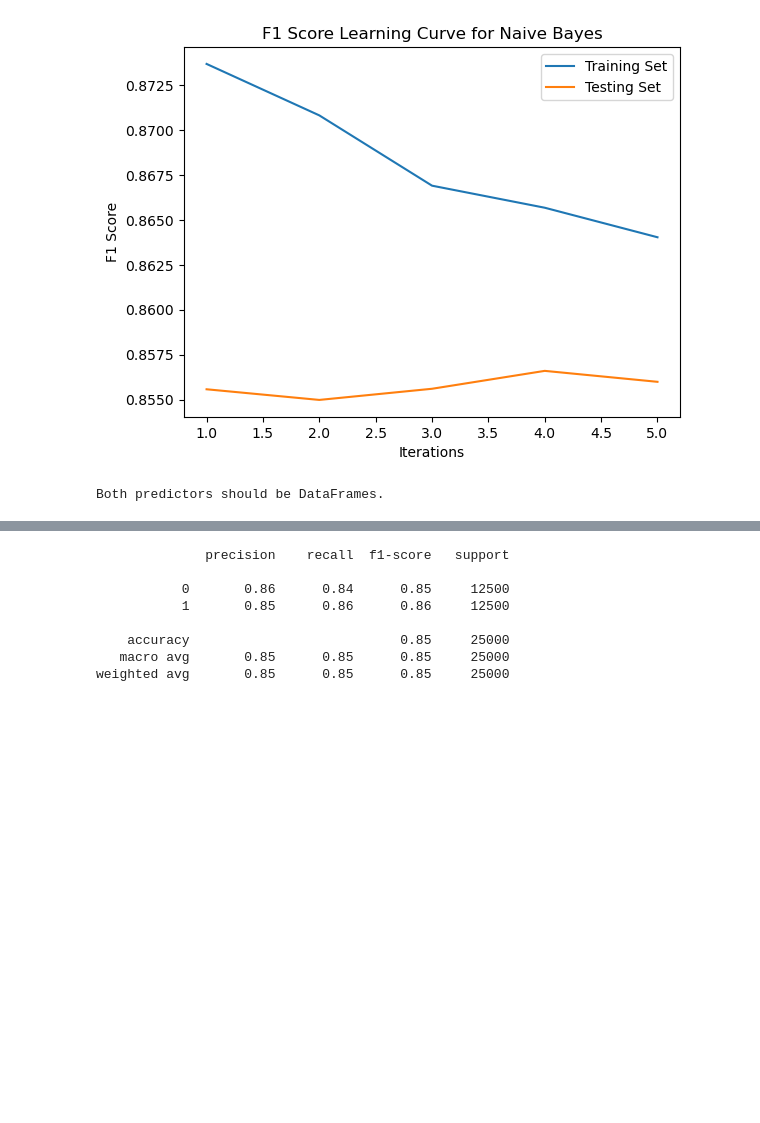
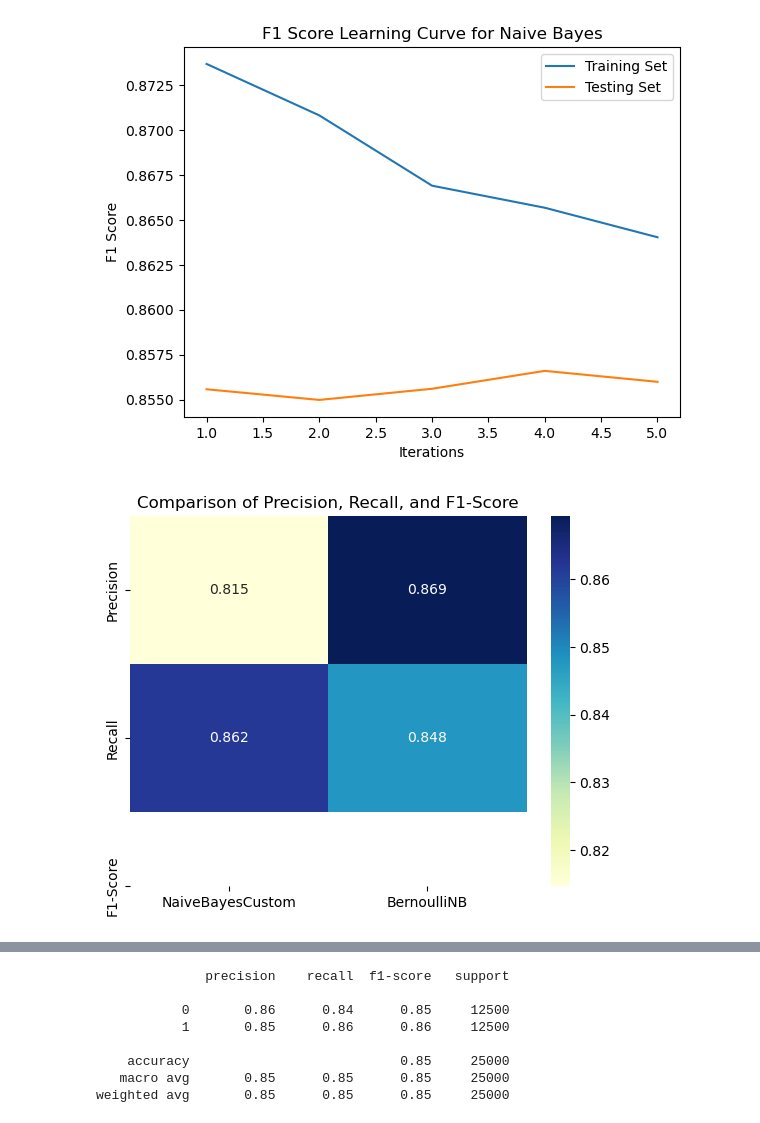
Before and after one commit to GwgwP/AI-Projects, a Jupyter notebook: secondProject/second_project.ipynb, the cells around one changed output, grey strips where cells are left out. Saved outputs shown, nothing was run; the diff lists cells and outputs as text; code cells hidden in the pictures; blank space fills up the shorter version.

```diff
--- a/secondProject/second_project.ipynb
+++ b/secondProject/second_project.ipynb
@@ -527,10 +518,34 @@ nb_learning_curves = BernoulliNB()
 [figure]
 [figure]
 [figure]
-# %%
-def make_comparisons(df_predictor1, df_predictor2):
-    df_diffs = df_predictor1 - df_predictor2.values
-    df_diffs = df_diffs.T
-    sns.heatmap(df_diffs, annot=True, cmap=sns.cubehelix_palette(as_cmap=True), vmin=0, vmax=0.1, fmt=".3f")
-# %% [output]
-Both predictors should be DataFrames.
+# %%
+
+from sklearn.pipeline import make_pipeline
+
+nbc = NaiveBayesCustom()
+bern = BernoulliNB()
+# model_bernoulli = make_pipeline(CountVectorizer(), BernoulliNB())
+nbc.fit(x_train_binary, y_train)
+bern.fit(x_train_binary, y_train)
+
+y_pred_custom = nbc.predict(x_test_binary)
+y_pred_bernoulli = bern.predict(x_test_binary)
+
+# Get numeric values from classification reports
+report_custom = classification_report(y_test, y_pred_custom, target_names=['class1', 'class2'], output_dict=True)
+report_bernoulli = classification_report(y_test, y_pred_bernoulli, target_names=['class1', 'class2'], output_dict=True)
+
+precision_recall_f1_custom = [report_custom[label]['precision'] for label in ['class1', 'class2']]
+precision_recall_f1_bernoulli = [report_bernoulli[label]['precision'] for label in ['class1', 'class2']]
+
+# Create a 2D array with the precision values
+scores = np.array([precision_recall_f1_custom, precision_recall_f1_bernoulli])
+
+# Plot heatmap
+classes = ['Precision', 'Recall', 'F1-Score']
+classifiers = ['NaiveBayesCustom', 'BernoulliNB']
+sns.heatmap(scores, annot=True, cmap='YlGnBu', fmt=".3f", xticklabels=classifiers, yticklabels=classes)
+plt.title('Comparison of Precision, Recall, and F1-Score')
+plt.show()
+# %% [output]
+[figure, added]
```
Also changed, not shown: parts of 5 cells of this notebook.
